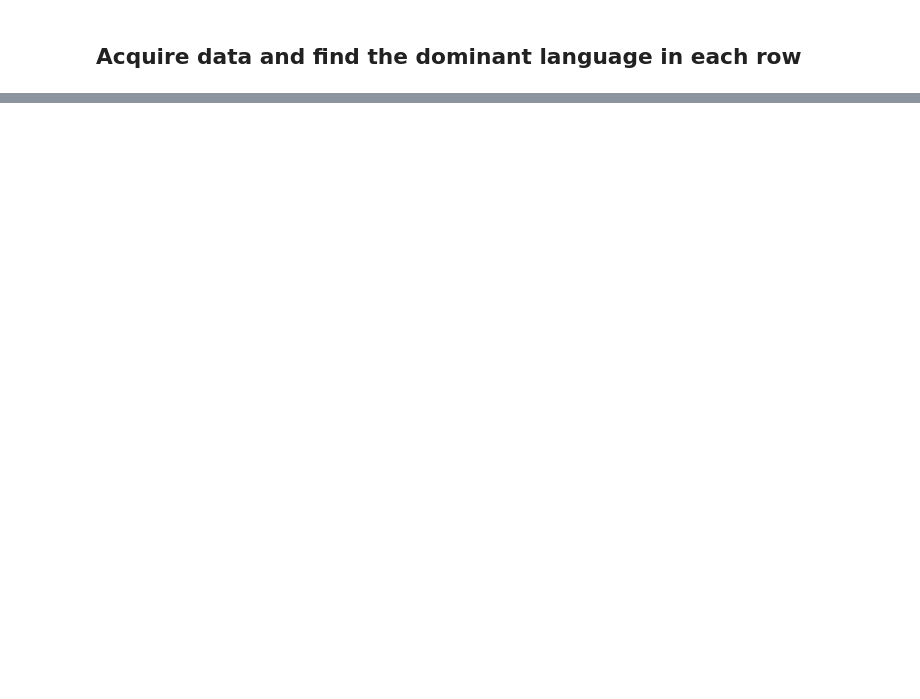
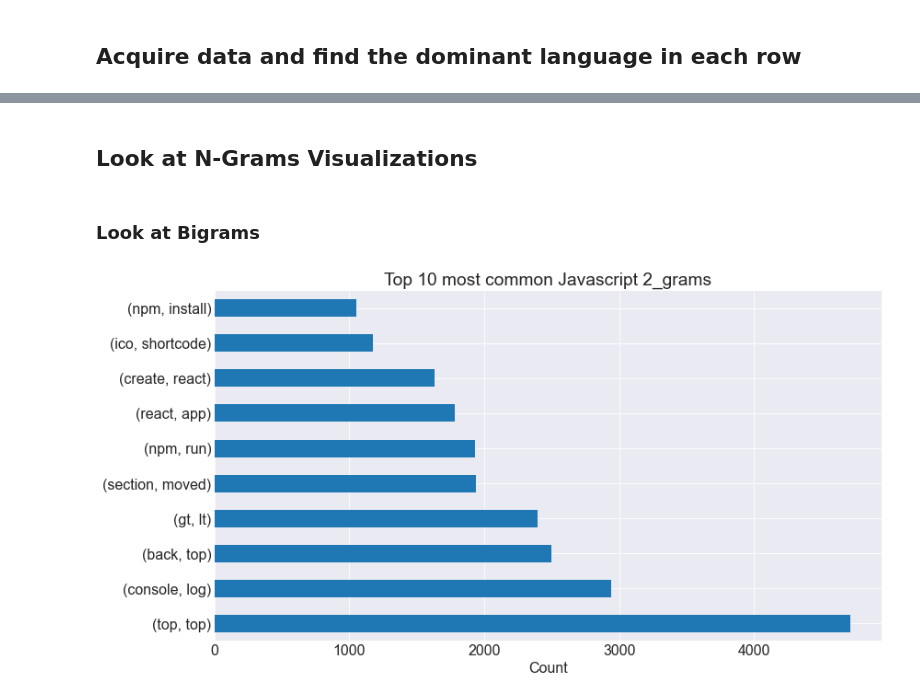
Before and after one commit to Codeup-NLP-Project/NLP-Project, a Jupyter notebook: rough_notebook_c.ipynb, the cells around one changed output, grey strips where cells are left out. Cells and saved outputs as stored; diff of their text form; code cells hidden in the pictures; blank space fills up the shorter version.

```diff
--- a/rough_notebook_c.ipynb
+++ b/rough_notebook_c.ipynb
@@ -44,0 +93,8 @@ df
+# %% [markdown]
+## Look at N-Grams Visualizations
+# %% [markdown]
+### Look at Bigrams
+# %%
+java_bigram = java_obj.n_gram(top_n= 10, col=lang)
+# %% [output]
+[figure, added]
```
Also changed, not shown: parts of 28 cells of this notebook, 3 other files.
